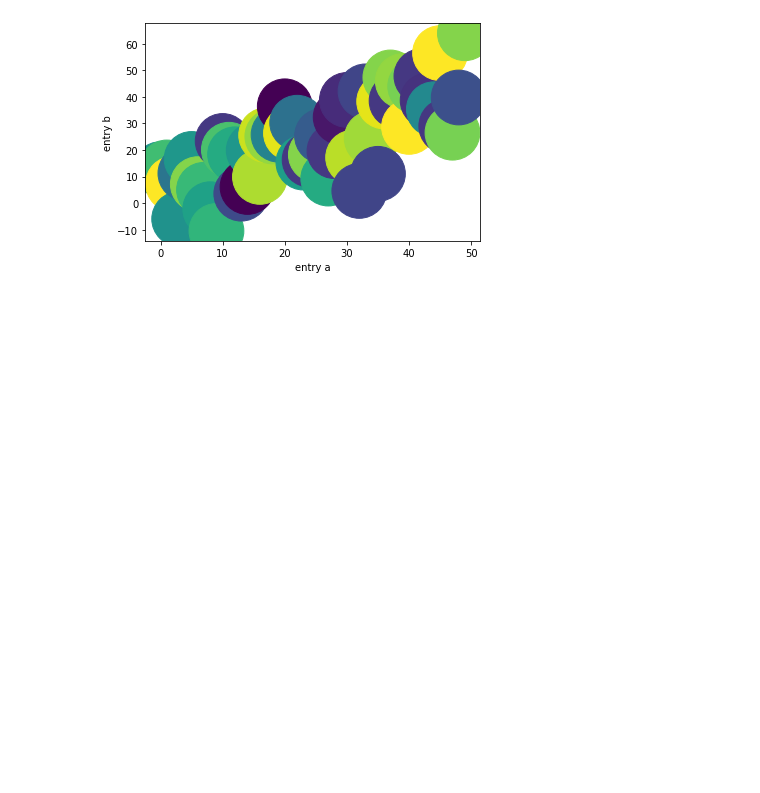
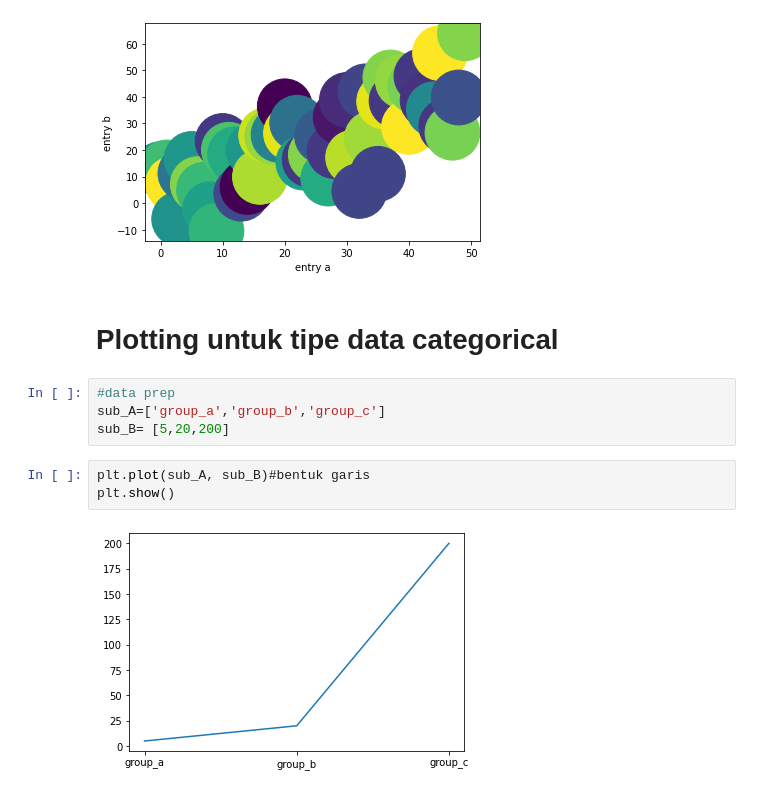
Before and after one commit to MarkvinsonAvatara/Matplotlib_learn, a Jupyter notebook: MatplotlibLearnWeek2.ipynb, the cells around one changed output. Saved outputs shown, nothing was run; the diff lists cells and outputs as text; blank space fills up the shorter version.

Commit message:
Menyelesaikan MatplotlibLearn untuk Week

```diff
--- a/MatplotlibLearnWeek2.ipynb
+++ b/MatplotlibLearnWeek2.ipynb
@@ -122,3 +122,14 @@ plt.ylabel('entry b')
 plt.show()
 # %% [output]
 [figure]
+# %% [markdown]
+# Plotting untuk tipe data categorical
+# %%
+#data prep
+sub_A=['group_a','group_b','group_c']
+sub_B= [5,20,200]
+# %%
+plt.plot(sub_A, sub_B)#bentuk garis
+plt.show()
+# %% [output]
+[figure, added]
```
Also changed, not shown: parts of 2 cells of this notebook.
